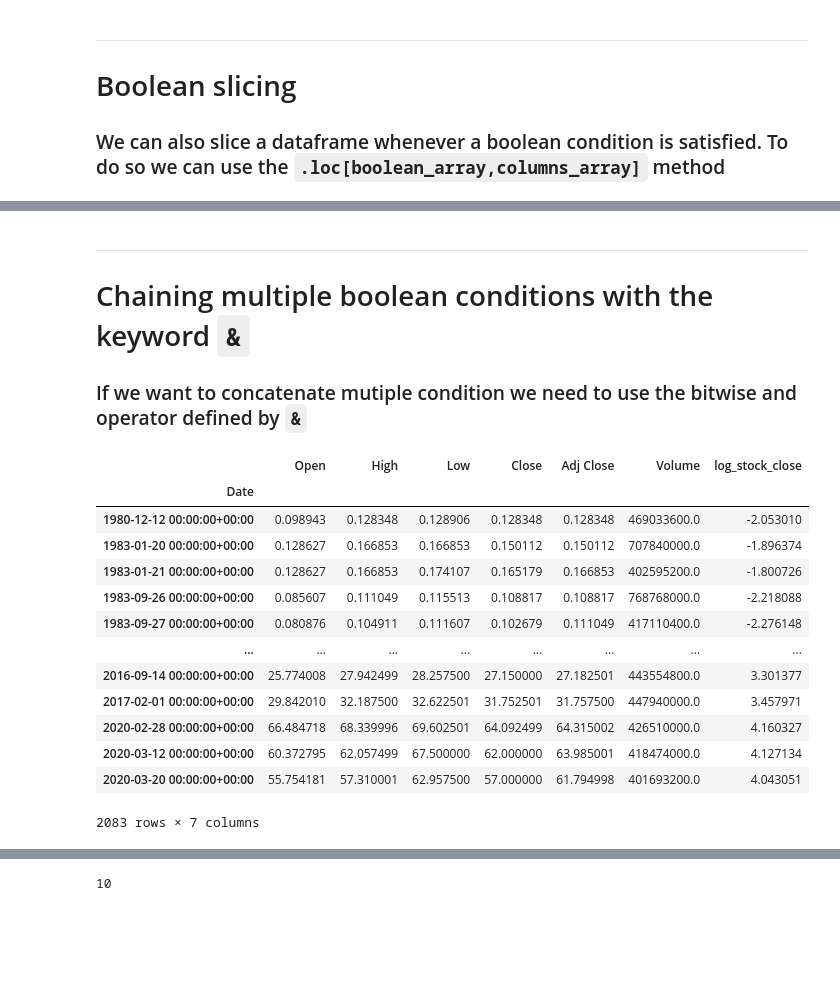
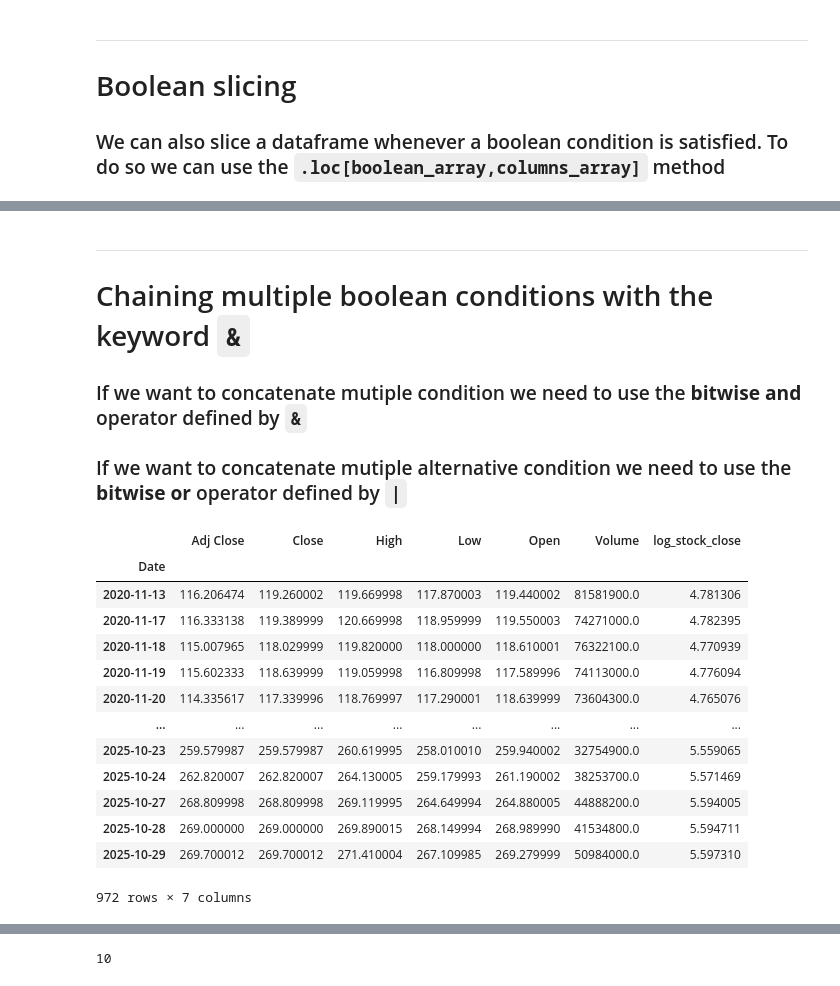
Before and after one commit to JackJacquier/python-for-finance, a Jupyter notebook: Session-4&5-Data-Pandas/Session 5 - intro_to_pandas.ipynb, the cells around one changed output, grey strips where cells are left out. Cells and saved outputs as stored; diff of their text form; code cells hidden in the pictures; blank space fills up the shorter version.

````diff
--- a/Session-4&5-Data-Pandas/Session 5 - intro_to_pandas.ipynb
+++ b/Session-4&5-Data-Pandas/Session 5 - intro_to_pandas.ipynb
@@ -347,6 +318,7 @@ AAPL.loc[:,('AAPL')]
 # %%
-AAPL = yfinance.download(["AAPL"])
-AAPL=pd.DataFrame(AAPL.values,AAPL.index,columns=['Open', 'High', 'Low', 'Close', 'Adj Close', 'Volume'])
+#Option 2
+AAPL = yfinance.download(["AAPL"],auto_adjust=False,period="5Y")
+AAPL=pd.DataFrame(AAPL.values,AAPL.index,columns=AAPL.columns.get_level_values('Price').values)
 # %% [output]
 [*********************100%***********************]  1 of 1 completed
 # %%
@@ -810,28 +756,29 @@ Name: Volume, Length: 11062, dtype: bool
 ---
 # Chaining multiple boolean conditions with the keyword ```&```
 
-### If we want to concatenate mutiple condition we need to use the bitwise and operator defined by ```&```
+### If we want to concatenate mutiple condition we need to use the **bitwise and** operator defined by ```&```
+### If we want to concatenate mutiple alternative condition we need to use the **bitwise or** operator defined by ```|```
 # %%
 # Filter data by volume
-boolean_condition1=AAPL.Volume>400000000
-boolean_condition2=AAPL.Volume<900000000
+boolean_condition1=AAPL.Volume>4000000
+boolean_condition2=AAPL.Volume<90000000
 
 AAPL.loc[boolean_condition1 & boolean_condition2,:]
 # %% [output]
-|  | Open | High | Low | Close | Adj Close | Volume | log_stock_close |
+|  | Adj Close | Close | High | Low | Open | Volume | log_stock_close |
 | Date |  |  |  |  |  |  |  |
-| 1980-12-12 00:00:00+00:00 | 0.098943 | 0.128348 | 0.128906 | 0.128348 | 0.128348 | 469033600.0 | -2.053010 |
-| 1983-01-20 00:00:00+00:00 | 0.128627 | 0.166853 | 0.166853 | 0.150112 | 0.150112 | 707840000.0 | -1.896374 |
-| 1983-01-21 00:00:00+00:00 | 0.128627 | 0.166853 | 0.174107 | 0.165179 | 0.166853 | 402595200.0 | -1.800726 |
-| 1983-09-26 00:00:00+00:00 | 0.085607 | 0.111049 | 0.115513 | 0.108817 | 0.108817 | 768768000.0 | -2.218088 |
-| 1983-09-27 00:00:00+00:00 | 0.080876 | 0.104911 | 0.111607 | 0.102679 | 0.111049 | 417110400.0 | -2.276148 |
+| 2020-11-13 | 116.206474 | 119.260002 | 119.669998 | 117.870003 | 119.440002 | 81581900.0 | 4.781306 |
+| 2020-11-17 | 116.333138 | 119.389999 | 120.669998 | 118.959999 | 119.550003 | 74271000.0 | 4.782395 |
+| 2020-11-18 | 115.007965 | 118.029999 | 119.820000 | 118.000000 | 118.610001 | 76322100.0 | 4.770939 |
+| 2020-11-19 | 115.602333 | 118.639999 | 119.059998 | 116.809998 | 117.589996 | 74113000.0 | 4.776094 |
+| 2020-11-20 | 114.335617 | 117.339996 | 118.769997 | 117.290001 | 118.639999 | 73604300.0 | 4.765076 |
 | ... | ... | ... | ... | ... | ... | ... | ... |
-| 2016-09-14 00:00:00+00:00 | 25.774008 | 27.942499 | 28.257500 | 27.150000 | 27.182501 | 443554800.0 | 3.301377 |
-| 2017-02-01 00:00:00+00:00 | 29.842010 | 32.187500 | 32.622501 | 31.752501 | 31.757500 | 447940000.0 | 3.457971 |
-| 2020-02-28 00:00:00+00:00 | 66.484718 | 68.339996 | 69.602501 | 64.092499 | 64.315002 | 426510000.0 | 4.160327 |
-| 2020-03-12 00:00:00+00:00 | 60.372795 | 62.057499 | 67.500000 | 62.000000 | 63.985001 | 418474000.0 | 4.127134 |
-| 2020-03-20 00:00:00+00:00 | 55.754181 | 57.310001 | 62.957500 | 57.000000 | 61.794998 | 401693200.0 | 4.043051 |
+| 2025-10-23 | 259.579987 | 259.579987 | 260.619995 | 258.010010 | 259.940002 | 32754900.0 | 5.559065 |
+| 2025-10-24 | 262.820007 | 262.820007 | 264.130005 | 259.179993 | 261.190002 | 38253700.0 | 5.571469 |
+| 2025-10-27 | 268.809998 | 268.809998 | 269.119995 | 264.649994 | 264.880005 | 44888200.0 | 5.594005 |
+| 2025-10-28 | 269.000000 | 269.000000 | 269.890015 | 268.149994 | 268.989990 | 41534800.0 | 5.594711 |
+| 2025-10-29 | 269.700012 | 269.700012 | 271.410004 | 267.109985 | 269.279999 | 50984000.0 | 5.597310 |
-2083 rows × 7 columns
+972 rows × 7 columns
 # %% [markdown]
 ---
 # DataFrames and mutability (from the official documentation (https://pandas.pydata.org/pandas-docs/stable/getting_started/overview.html)
````
Also changed, not shown: parts of 108 cells of this notebook.
